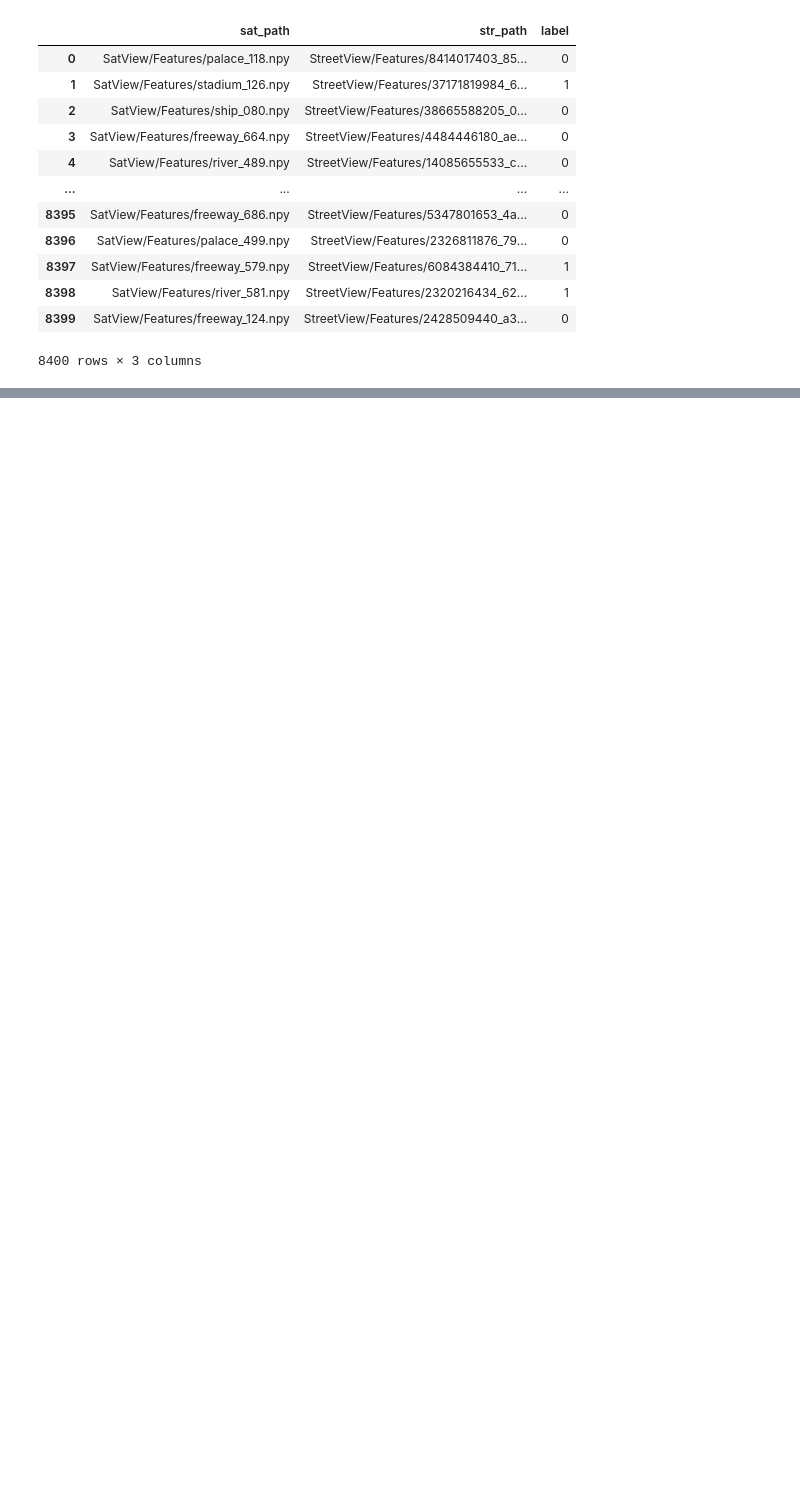
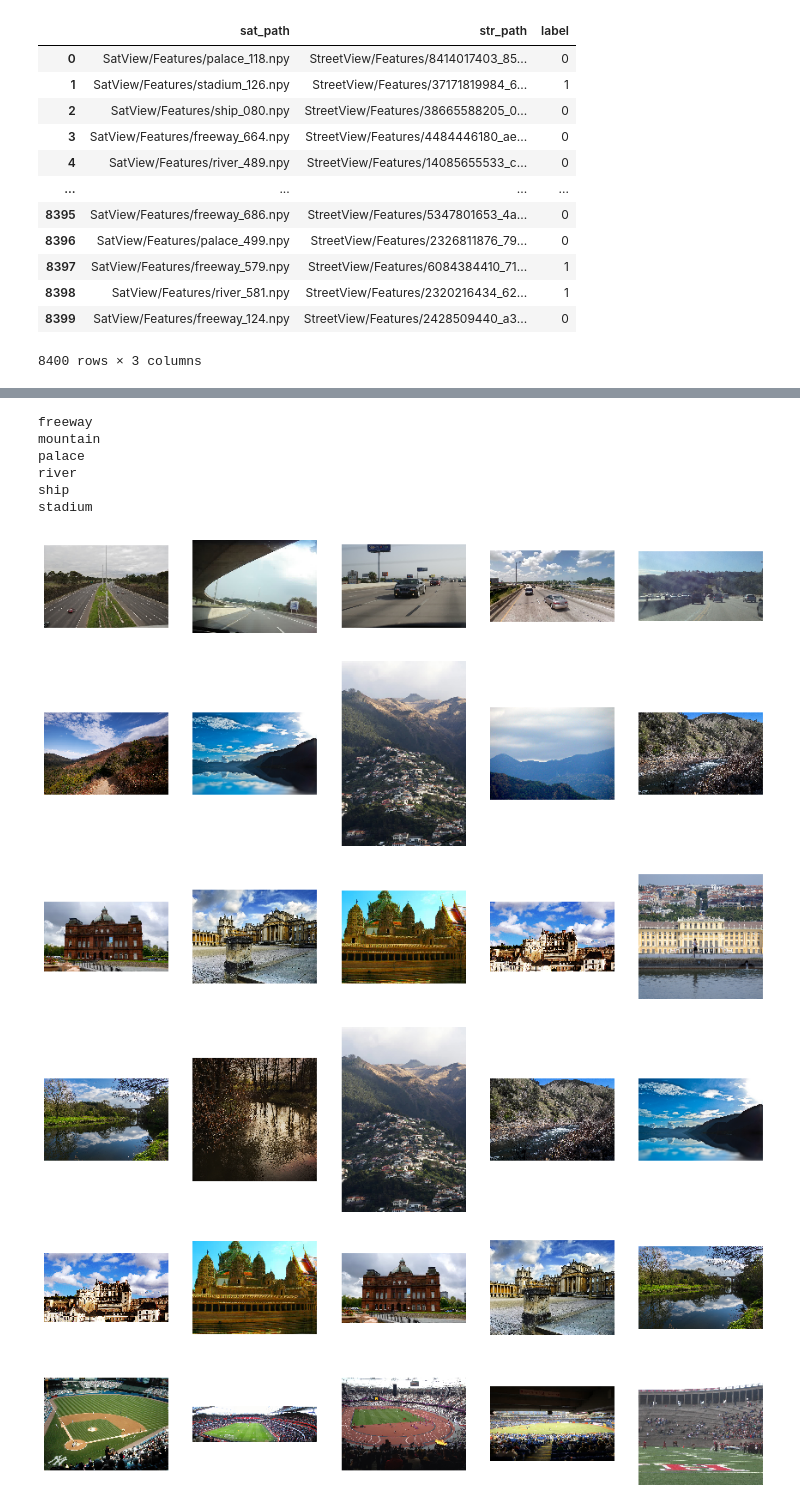
Before and after one commit to SeeratKamalCh/CVIR_model, a Jupyter notebook: CVIR_model.ipynb, the cells around one changed output, grey strips where cells are left out. Saved outputs shown, nothing was run; the diff lists cells and outputs as text; code cells hidden in the pictures; blank space fills up the shorter version.

```diff
--- a/CVIR_model.ipynb
+++ b/CVIR_model.ipynb
@@ -288,0 +288,35 @@ stadium
+# %%
+# select 5 str images from database for every class
+mountain = "SatView/Features/freeway_001.npy"
+freeway = "SatView/Features/mountain_001.npy"
+palace = "SatView/Features/palace_001.npy"
+river = "SatView/Features/river_001.npy"
+ship = "SatView/Features/ship_001.npy"
+stadium = "SatView/Features/stadium_001.npy"
+# %%
+# check for every class image
+print("freeway")
+search(mountain, database, 'dml', 'sat')
+print("mountain")
+search(freeway, database,  'dml', 'sat')
+print("palace")
+search(palace, database,  'dml', 'sat')
+print("river")
+search(river, database,  'dml', 'sat')
+print("ship")
+search(ship, database,  'dml', 'sat')
+print("stadium")
+search(stadium, database,  'dml', 'sat')
+# %% [output]
+freeway
+mountain
+palace
+river
+ship
+stadium
+[figure, added]
+[figure, added]
+[figure, added]
+[figure, added]
+[figure, added]
+[figure, added]
```
Also changed, not shown: parts of 4 cells of this notebook.
